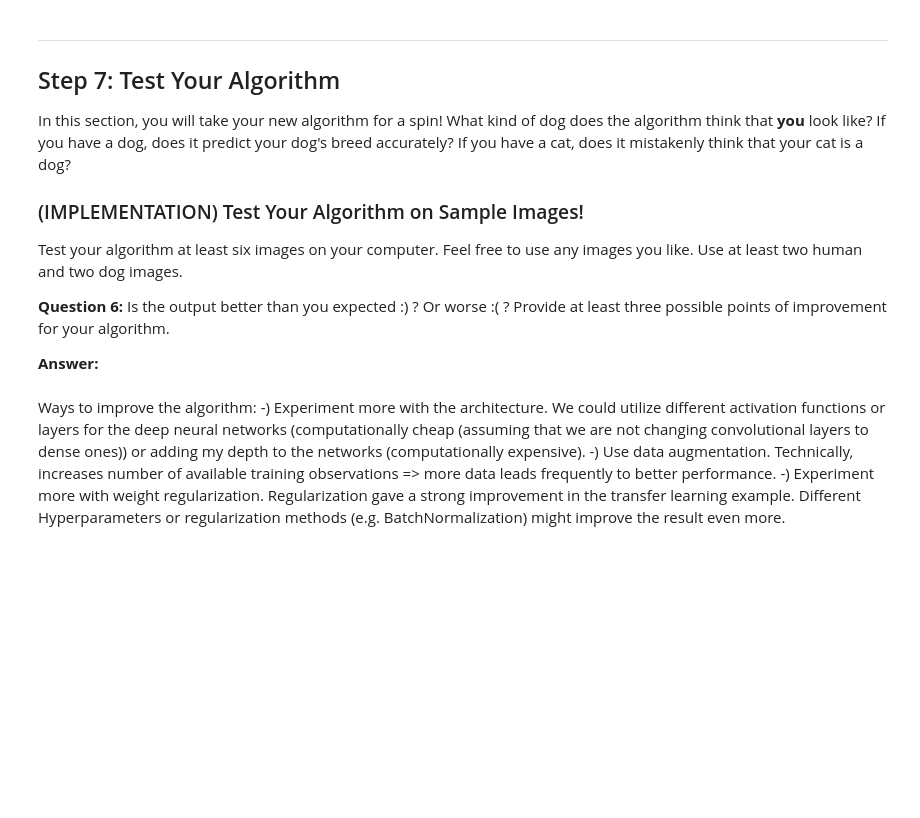
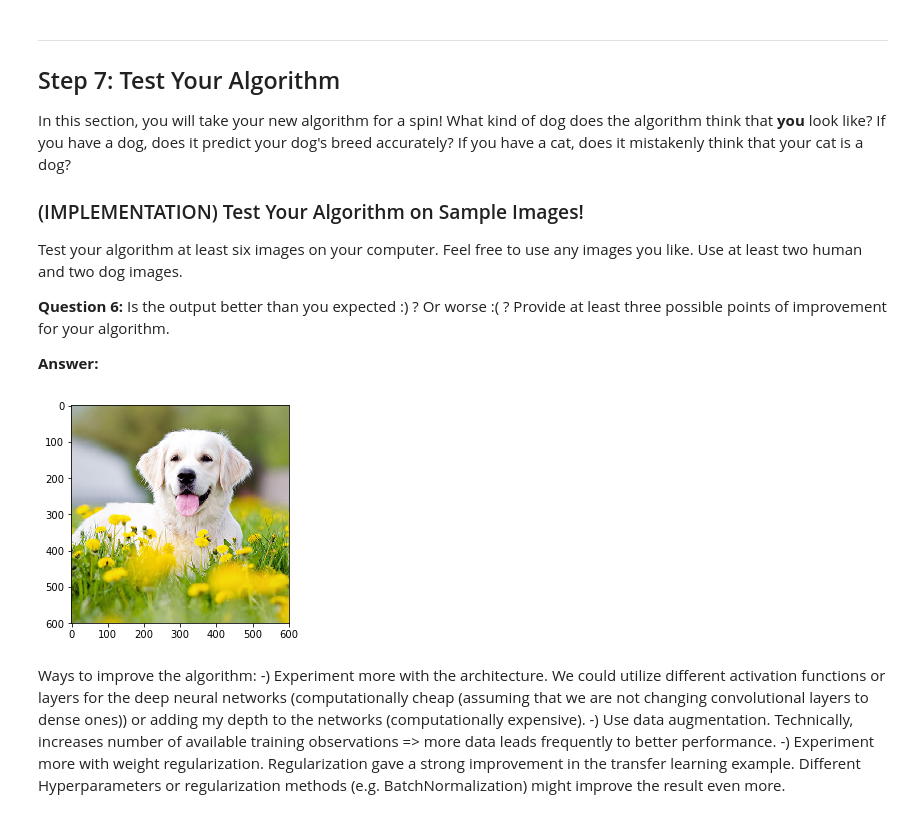
Before and after one commit to RoetGer/AIND2-dog-project, a Jupyter notebook: dog_app.ipynb, the cells around one changed output. Drawn from its saved outputs; the diff is of its cells as text; code cells hidden in the pictures; blank space fills up the shorter version.

Commit message:
Updated the dog breed identifier.

```diff
--- a/dog_app.ipynb
+++ b/dog_app.ipynb
@@ -917,3 +915,7 @@ dog_breed_identifier
+# %%
+dog_breed_identifier('myImages/dog1.jpg')
+# %% [output]
+[figure, added]
 # %% [markdown]
 Ways to improve the algorithm:
 -) Experiment more with the architecture. We could utilize different activation functions or layers for the
```
Also changed, not shown: parts of 1 cell of this notebook.
